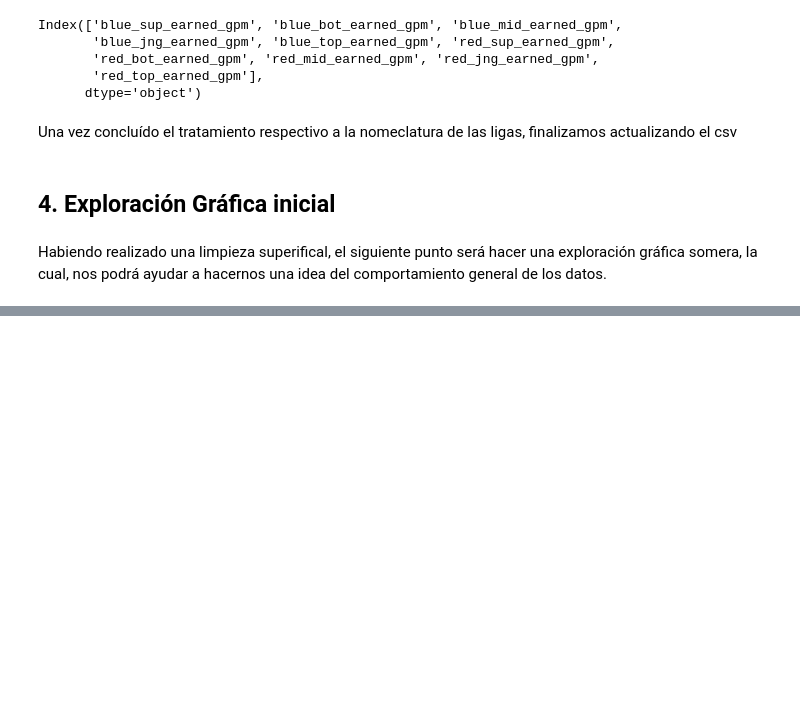
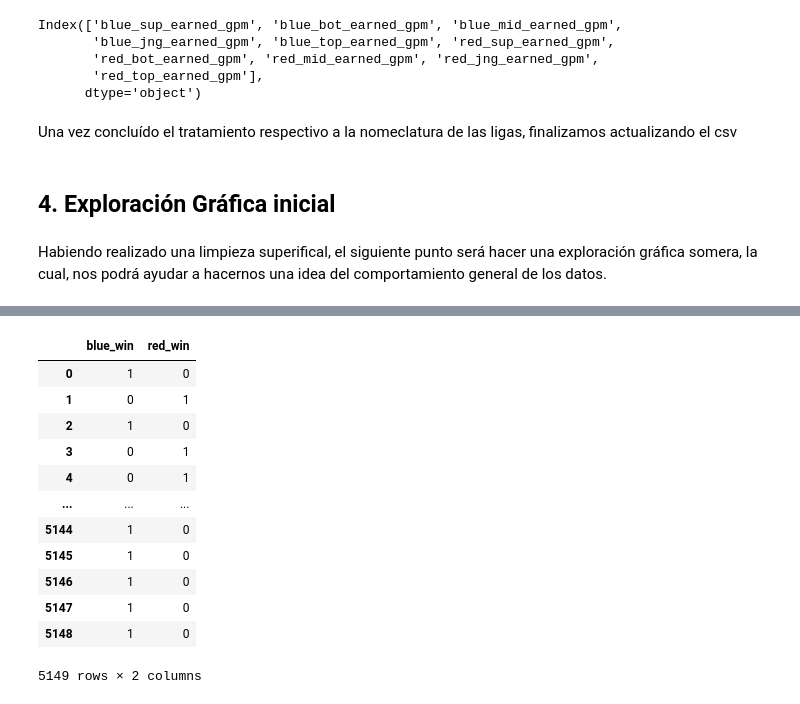
Before and after one commit to CamiloAPB/EDA_DS, a Jupyter notebook: Src/Notebooks/Exploracion_inicial.ipynb, the cells around one changed output, grey strips where cells are left out. Saved outputs shown, nothing was run; the diff lists cells and outputs as text; code cells hidden in the pictures; blank space fills up the shorter version.

```diff
--- a/Src/Notebooks/Exploracion_inicial.ipynb
+++ b/Src/Notebooks/Exploracion_inicial.ipynb
@@ -492,0 +521,17 @@ df_graf = pd.read_csv("C:\\Users\\camil\\OneDrive\\Documentos\\GitHub\\GITHUb\\E
+# %%
+blue_wins = blue_wins.rename(columns={"blue_result": "blue_win", "red_result": "red_win"}, errors="raise")
+blue_wins
+# %% [output]
+|  | blue_win | red_win |
+| 0 | 1 | 0 |
+| 1 | 0 | 1 |
+| 2 | 1 | 0 |
+| 3 | 0 | 1 |
+| 4 | 0 | 1 |
+| ... | ... | ... |
+| 5144 | 1 | 0 |
+| 5145 | 1 | 0 |
+| 5146 | 1 | 0 |
+| 5147 | 1 | 0 |
+| 5148 | 1 | 0 |
+5149 rows × 2 columns
```
Also changed, not shown: parts of 11 cells of this notebook.
